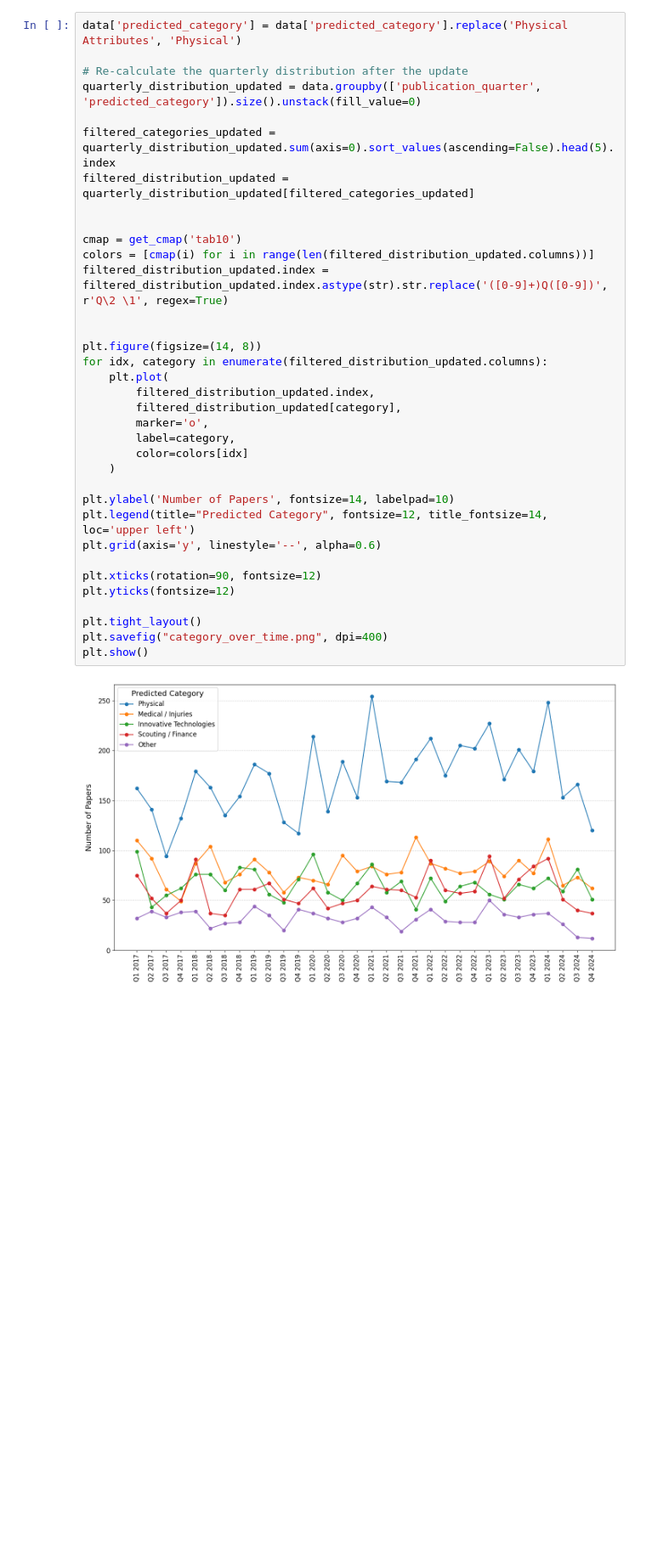
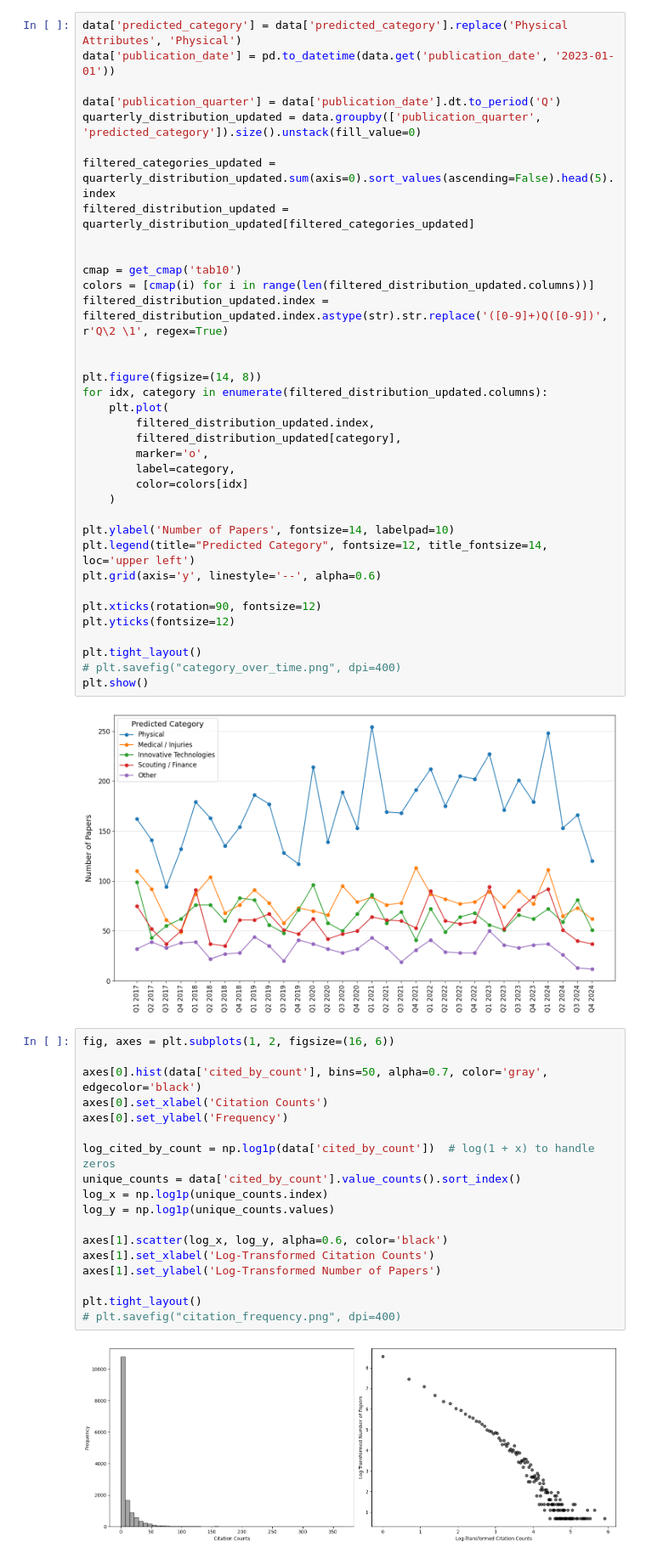
Before and after one commit to franekl/soccer-research-evolution, a Jupyter notebook: code/EDA/paper_trends.ipynb, the cells around one changed output. Shown: that part at 85% size. Drawn from its saved outputs; the diff is of its cells as text; blank space fills up the shorter version.

Commit message:
added citation count distribution

```diff
--- a/code/EDA/paper_trends.ipynb
+++ b/code/EDA/paper_trends.ipynb
@@ -26,8 +27,9 @@ plt.show()
 [figure]
 # %%
 data['predicted_category'] = data['predicted_category'].replace('Physical Attributes', 'Physical')
+data['publication_date'] = pd.to_datetime(data.get('publication_date', '2023-01-01'))
 
-# Re-calculate the quarterly distribution after the update
+data['publication_quarter'] = data['publication_date'].dt.to_period('Q')
 quarterly_distribution_updated = data.groupby(['publication_quarter', 'predicted_category']).size().unstack(fill_value=0)
 
 filtered_categories_updated = quarterly_distribution_updated.sum(axis=0).sort_values(ascending=False).head(5).index
@@ -57,7 +59,27 @@ plt.xticks(rotation=90, fontsize=12)
 plt.yticks(fontsize=12)
 
 plt.tight_layout()
-plt.savefig("category_over_time.png", dpi=400)
+# plt.savefig("category_over_time.png", dpi=400)
 plt.show()
 # %% [output]
 [figure]
+# %%
+fig, axes = plt.subplots(1, 2, figsize=(16, 6))
+
+axes[0].hist(data['cited_by_count'], bins=50, alpha=0.7, color='gray', edgecolor='black')
+axes[0].set_xlabel('Citation Counts')
+axes[0].set_ylabel('Frequency')
+
+log_cited_by_count = np.log1p(data['cited_by_count'])  # log(1 + x) to handle zeros
+unique_counts = data['cited_by_count'].value_counts().sort_index()
+log_x = np.log1p(unique_counts.index)
+log_y = np.log1p(unique_counts.values)
+
+axes[1].scatter(log_x, log_y, alpha=0.6, color='black')
+axes[1].set_xlabel('Log-Transformed Citation Counts')
+axes[1].set_ylabel('Log-Transformed Number of Papers')
+
+plt.tight_layout()
+# plt.savefig("citation_frequency.png", dpi=400)
+# %% [output]
+[figure, added]
```
Also changed, not shown: parts of 2 cells of this notebook.
